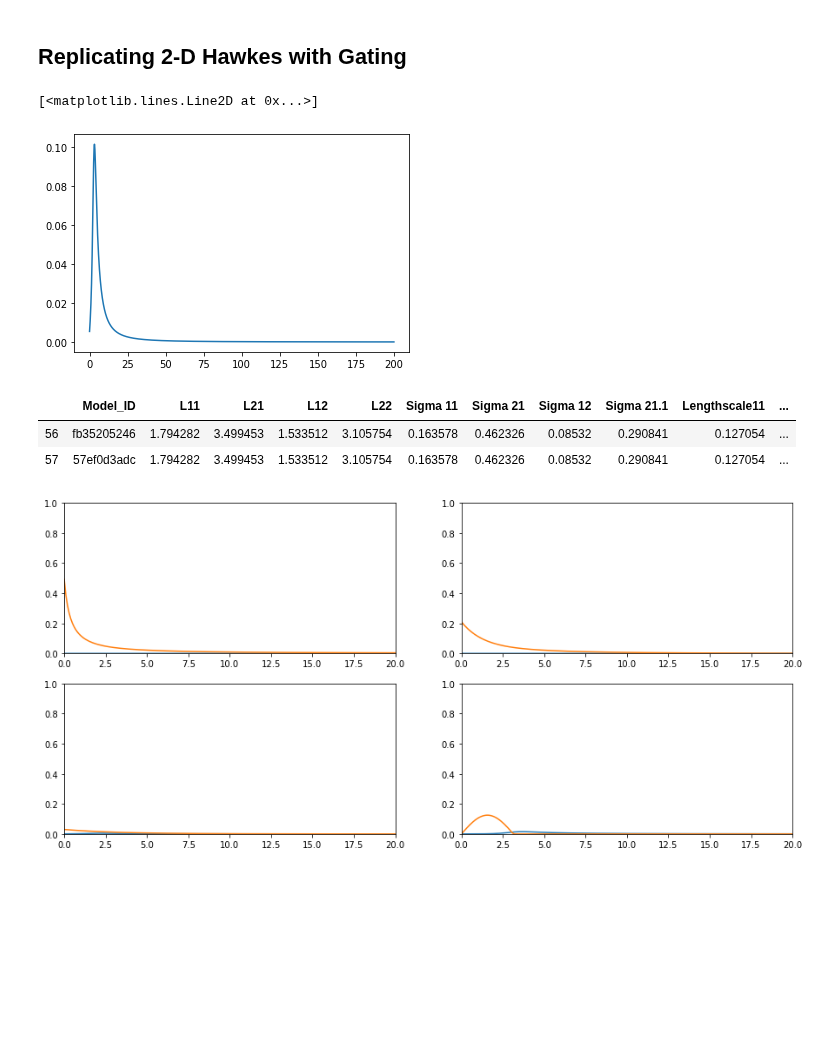
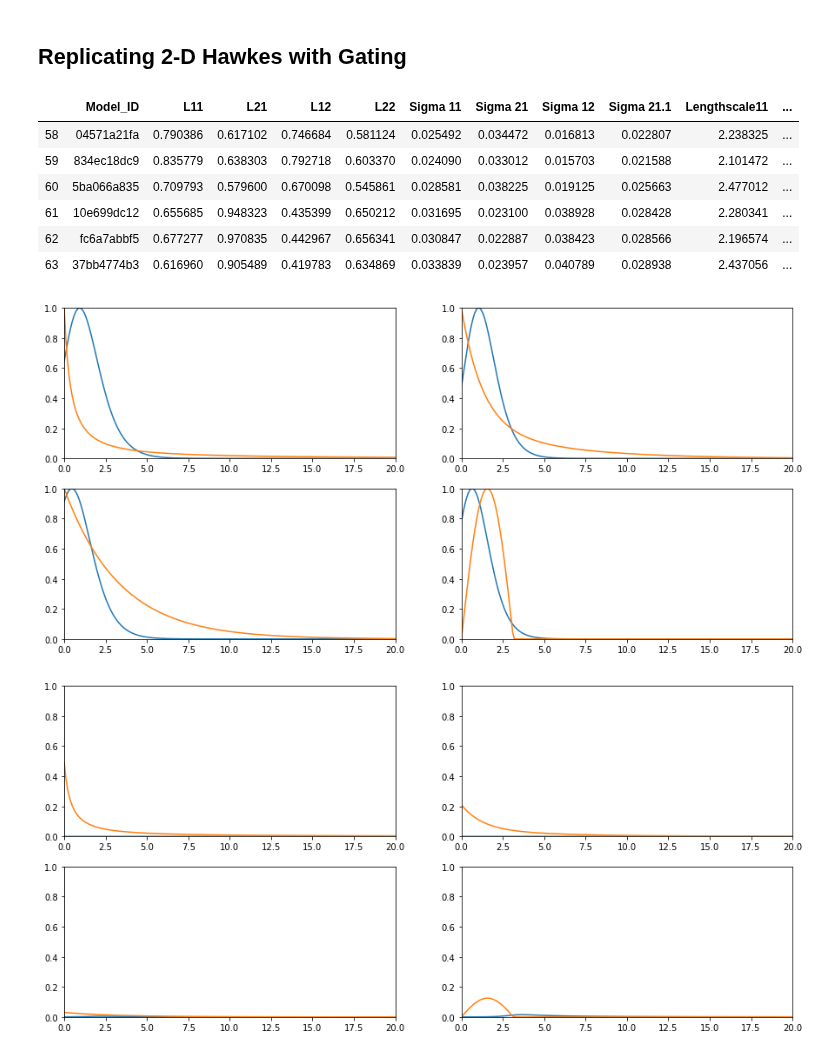
Before and after one commit to yamacisik/gated_kernel_tpp, a Jupyter notebook: kernel_fuctions_experiments.ipynb, the cells around one changed output. Saved outputs shown, nothing was run; the diff lists cells and outputs as text; code cells hidden in the pictures; blank space fills up the shorter version.

```diff
--- a/kernel_fuctions_experiments.ipynb
+++ b/kernel_fuctions_experiments.ipynb
@@ -674,9 +674,15 @@ def triggering_kernel(t,n_kernel = 0):
     scores = (sigma**2)*(k1)*(k2)
 
     return scores
-values = magic_kernel_2(t,sigma = 0.8, lengthscale = 1.127054, s = 1.0,l = 2.728479)
-# k1 = 1 + torch.tanh((t - 2) / 0.920143)
-plt.plot(t,values)
+
+ def magic_kernel_1(x, sigma=1, lengthscale=5, alpha=1):
+    d= x
+    k1 = (1 + torch.exp(-d))**(-alpha*2)
+
+    alpha = 1
+
+    # k2 =  (1 + (d ** 2) / (alpha * lengthscale ** 2)) ** (-alpha)
+    k2 = torch.exp(-(d) / lengthscale)
+    scores = (sigma**2)*(k1)*(k2)
+
+    return scores
-# %% [output]
-[<matplotlib.lines.Line2D at 0x...>]
-[figure, removed]
@@ -683,10 +693,45 @@ plt.plot(t,values)
 # %%
 params = pd.read_csv('learned_params_2.csv')
-params.tail(2)
+params.tail(6)
 # %% [output]
 |  | Model_ID | L11 | L21 | L12 | L22 | Sigma 11 | Sigma 21 | Sigma 12 | Sigma 21.1 | Lengthscale11 | ... |
-| 56 | fb35205246 | 1.794282 | 3.499453 | 1.533512 | 3.105754 | 0.163578 | 0.462326 | 0.08532 | 0.290841 | 0.127054 | ... |
-| 57 | 57ef0d3adc | 1.794282 | 3.499453 | 1.533512 | 3.105754 | 0.163578 | 0.462326 | 0.08532 | 0.290841 | 0.127054 | ... |
+| 58 | 04571a21fa | 0.790386 | 0.617102 | 0.746684 | 0.581124 | 0.025492 | 0.034472 | 0.016813 | 0.022807 | 2.238325 | ... |
+| 59 | 834ec18dc9 | 0.835779 | 0.638303 | 0.792718 | 0.603370 | 0.024090 | 0.033012 | 0.015703 | 0.021588 | 2.101472 | ... |
+| 60 | 5ba066a835 | 0.709793 | 0.579600 | 0.670098 | 0.545861 | 0.028581 | 0.038225 | 0.019125 | 0.025663 | 2.477012 | ... |
+| 61 | 10e699dc12 | 0.655685 | 0.948323 | 0.435399 | 0.650212 | 0.031695 | 0.023100 | 0.038928 | 0.028428 | 2.280341 | ... |
+| 62 | fc6a7abbf5 | 0.677277 | 0.970835 | 0.442967 | 0.656341 | 0.030847 | 0.022887 | 0.038423 | 0.028566 | 2.196574 | ... |
+| 63 | 37bb4774b3 | 0.616960 | 0.905489 | 0.419783 | 0.634869 | 0.033839 | 0.023957 | 0.040789 | 0.028938 | 2.437056 | ... |
+# %%
+
+
+model_id  = '04571a21fa'
+lengtscales = params.loc[params.Model_ID ==model_id].values[0][1:5]
+sigmas = params.loc[params.Model_ID ==model_id].values[0][5:9]
+alphas = params.loc[params.Model_ID ==model_id].values[0][9:13]
+# ss = params.loc[params.Model_ID ==model_id].values[0][13:17]
+
+t =torch.arange(0,200,0.1)+0.000001
+
+
+fig, axes = plt.subplots(2, 2,figsize=(15,7))
+axes = axes.flatten()
+for i in range(len(axes)):
+
+    values = magic_kernel_1(t,sigma = sigmas[i], lengthscale = lengtscales[i], alpha = alphas[i])
+    values = (values - values.min())/(values.max()-values.min())
+    real_values = triggering_kernel(t,i)
+    real_values = (real_values - real_values.min())/(real_values.max()-real_values.min())
+
+    axes[i].plot(t,values)
+    axes[i].plot(t,real_values)
+    axes[i].set_xlim(0, 20)
+    axes[i].set_ylim(0, 1)
+# axes[0].set_xlim(0, 10)
+# axes[1].set_ylim(0, 0.2)
+# axes[2].set_xlim(0, 10)
+# axes[3].set_ylim(0, 0.3)
+# %% [output]
+[figure, added]
 # %%
 
 
```
Also changed, not shown: parts of 2 cells of this notebook, 1 other file.
